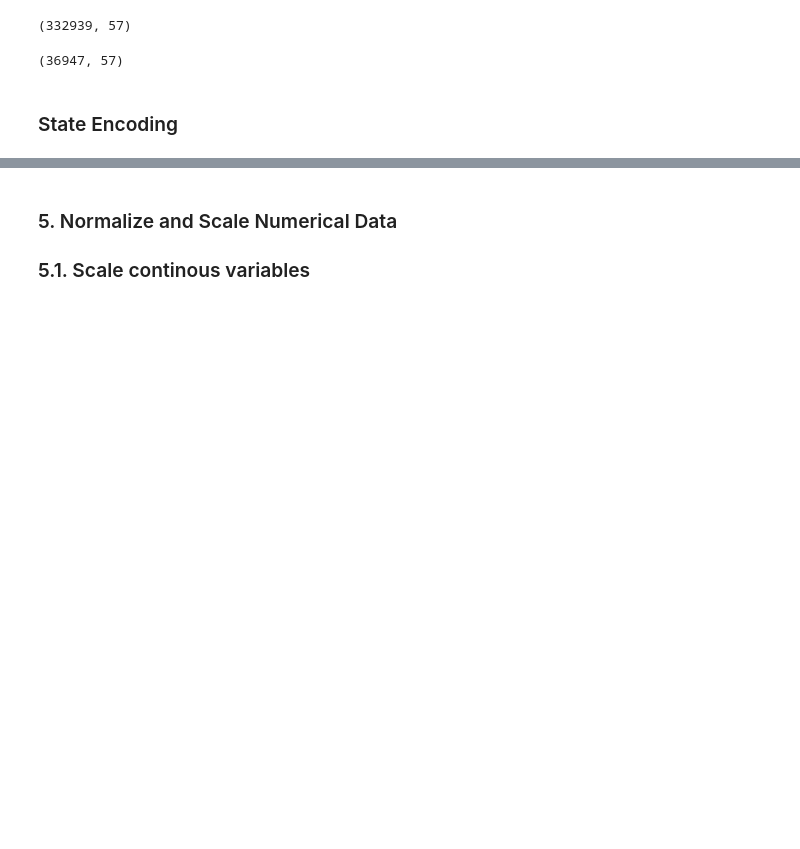
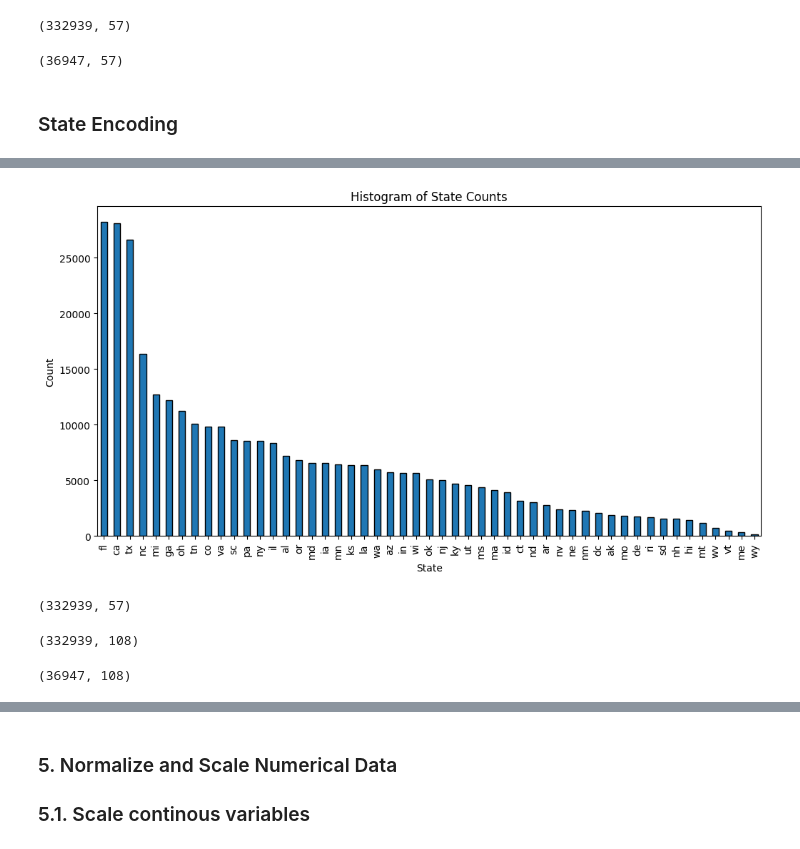
Before and after one commit to ArshdeepSingh98/HousePricePrediction, a Jupyter notebook: Submission_Arshdeep.ipynb, the cells around one changed output, grey strips where cells are left out. Saved outputs shown, nothing was run; the diff lists cells and outputs as text; code cells hidden in the pictures; blank space fills up the shorter version.

```diff
--- a/Submission_Arshdeep.ipynb
+++ b/Submission_Arshdeep.ipynb
@@ -1185,0 +1206,18 @@ test_df.shape
+# %%
+# Plot histogram of state counts
+plt.figure(figsize=(12, 6))
+train_df["state"].value_counts().plot(kind="bar", edgecolor="black")
+
+# Labels and title
+plt.xlabel("State")
+plt.ylabel("Count")
+plt.title("Histogram of State Counts")
+plt.xticks(rotation=90)
+# plt.xticks([], [])
+plt.show()
+# %% [output]
+[figure, added]
+# %%
+train_df.shape
+# %% [output]
+(332939, 57)
@@ -1185,0 +1232,8 @@ test_df.shape
+# %%
+train_df.shape
+# %% [output]
+(332939, 108)
+# %%
+test_df.shape
+# %% [output]
+(36947, 108)
```
Also changed, not shown: parts of 23 cells of this notebook.
